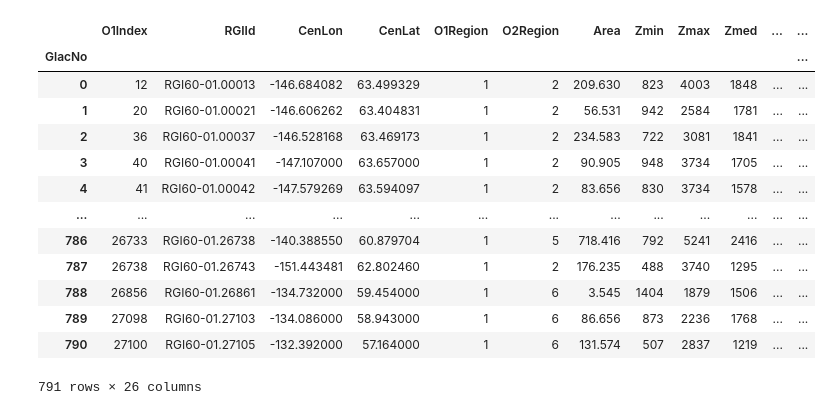
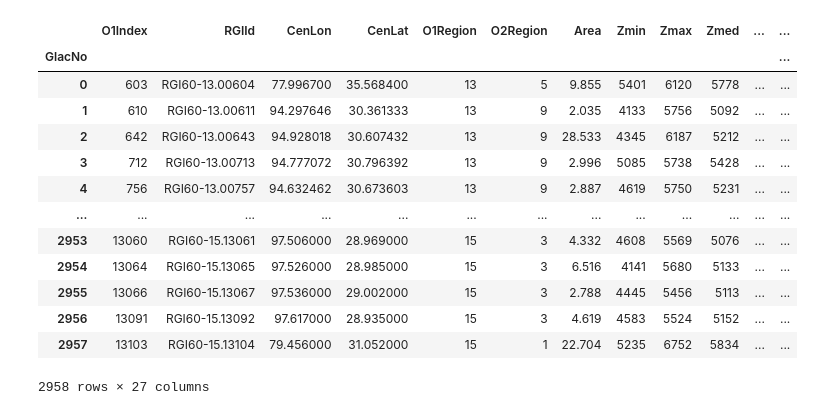
Before and after one commit to drounce/debris_global, a Jupyter notebook: ts_datetime_stats.ipynb, the cells around one changed output. Drawn from its saved outputs; the diff is of its cells as text; code cells hidden in the pictures.

```diff
--- a/ts_datetime_stats.ipynb
+++ b/ts_datetime_stats.ipynb
@@ -545,10 +332,10 @@ if os.path.exists(outdir_fig) == False:
 # %%
 rgiid_list = []
 rgiid_fn_list = []
-for i in os.listdir(input.mb_binned_fp):
-    if i.endswith('mb_bins_wdc_emvel_offset.csv'):
+for i in os.listdir(debris_prms.mb_binned_fp):
+    if i.endswith('mb_bins.csv'):
         region = int(i.split('.')[0])
-        if region in input.roi_rgidict[input.roi]:
+        if region in debris_prms.roi_rgidict[debris_prms.roi]:
             if region < 10:
                 rgiid_list.append(i[0:7])
             else:
@@ -561,7 +348,7 @@ rgiid_fn_list = sorted(rgiid_fn_list)
 
 print(len(rgiid_list))
 
-main_glac_rgi = input.selectglaciersrgitable(rgiid_list)
+main_glac_rgi = debris_prms.selectglaciersrgitable(rgiid_list)
 main_glac_rgi['CenLon_360'] = main_glac_rgi['CenLon']
 main_glac_rgi.loc[main_glac_rgi['CenLon_360'] < 0, 'CenLon_360'] = (
     360 + main_glac_rgi.loc[main_glac_rgi['CenLon_360'] < 0, 'CenLon_360'])
@@ -573,9 +362,11 @@ This study is focusing on 791 glaciers in region [1]
 # %%
 # Merge with debris cover stats
-dc_shp = gpd.read_file(input.debriscover_fp + input.debriscover_fn_dict[input.roi])
+dc_shp = gpd.read_file(debris_prms.debriscover_fp + debris_prms.debriscover_fn_dict[debris_prms.roi])
 dc_shp = dc_shp.sort_values(by=['RGIId'])
 dc_shp.reset_index(inplace=True, drop=True)
 
-# main_glac_rgi['DC_Area_%'] = 0
 dc_areaperc_dict = dict(zip(dc_shp.RGIId.values,dc_shp['DC_Area_%'].values))
 main_glac_rgi['DC_Area_%'] = main_glac_rgi.RGIId.map(dc_areaperc_dict).fillna(0)
+dc_area_dict = dict(zip(dc_shp.RGIId.values,dc_shp['DC_Area_v2'].values))
+main_glac_rgi['DC_Area_v2'] = main_glac_rgi.RGIId.map(dc_area_dict).fillna(0)
+main_glac_rgi
@@ -583,9 +389,9 @@ main_glac_rgi['DC_Area_%'] = main_glac_rgi.RGIId.map(dc_areaperc_dict).fillna(0)
 # Latitude and longitude index to run the model
 #  Longitude must be 0 - 360 degrees
 latlon_all = []
-for i in os.listdir(input.ostrem_fp):
-    if i.endswith(input.ostrem_fn_sample.split('XXXX')[1]):
-        latlon_fn = i.split(input.ostrem_fn_sample.split('XXXX')[1])[0]
+for i in os.listdir(debris_prms.ostrem_fp):
+    if i.endswith(debris_prms.ostrem_fn_sample.split('XXXX')[1]):
+        latlon_fn = i.split(debris_prms.ostrem_fn_sample.split('XXXX')[1])[0]
         # Extract latitude
         lat_str = latlon_fn.split('-')[0]
         if 'N' in lat_str:
@@ -595,51 +401,45 @@ for i in os.listdir(input.ostrem_fp):
         # Extract longitude
         lon_str = latlon_fn.split('-')[1]
         i_lon = int(lon_str.split('E')[0]) / 100
         latlon_all.append([i_lat, i_lon, i])
 latlon_all = sorted(latlon_all)
 
 lat_all = np.array([x[0] for x in latlon_all])
 lon_all = np.array([x[1] for x in latlon_all])
 ostrem_fn_all_raw = [x[2] for x in latlon_all]
 
 main_glac_rgi['lat_nearest'] = np.nan
 main_glac_rgi['lon_nearest'] = np.nan
 main_glac_rgi['ostrem_fn'] = np.nan
 for nglac, glac_idx in enumerate(main_glac_rgi.index.values):
-# for nglac, glac_idx in enumerate([main_glac_rgi.index.values[6855]]):
-
-#     if verbose:
-#         print(nglac, glac_idx, main_glac_rgi.loc[glac_idx,'rgino_str'],
-#               main_glac_rgi.loc[glac_idx,'CenLat'], main_glac_rgi.loc[glac_idx,'CenLon'])
-
     latlon_dist = (((main_glac_rgi.loc[glac_idx,'CenLat'] - lat_all)**2 +
                     (main_glac_rgi.loc[glac_idx,'CenLon_360'] - lon_all)**2)**0.5)
     latlon_nearidx = np.where(latlon_dist == latlon_dist.min())[0][0]
 
     main_glac_rgi.loc[glac_idx,'lat_nearest'] = lat_all[latlon_nearidx]
     main_glac_rgi.loc[glac_idx,'lon_nearest'] = lon_all[latlon_nearidx]
     main_glac_rgi.loc[glac_idx,'ostrem_fn'] = ostrem_fn_all_raw[latlon_nearidx]
 
 ostrem_fn_all = sorted(list(np.unique(main_glac_rgi['ostrem_fn'].values)))
 lat_values = np.arange(main_glac_rgi.lat_nearest.min(), main_glac_rgi.lat_nearest.max() + 0.1, 0.25)
 lon_values = np.arange(main_glac_rgi.lon_nearest.min(), main_glac_rgi.lon_nearest.max() + 0.1, 0.25)
 
 main_glac_rgi
 # %% [output]
 |  | O1Index | RGIId | CenLon | CenLat | O1Region | O2Region | Area | Zmin | Zmax | Zmed | ... | ... |
 | GlacNo |  |  |  |  |  |  |  |  |  |  |  | ... |
-| 0 | 12 | RGI60-01.00013 | -146.684082 | 63.499329 | 1 | 2 | 209.630 | 823 | 4003 | 1848 | ... | ... |
-| 1 | 20 | RGI60-01.00021 | -146.606262 | 63.404831 | 1 | 2 | 56.531 | 942 | 2584 | 1781 | ... | ... |
-| 2 | 36 | RGI60-01.00037 | -146.528168 | 63.469173 | 1 | 2 | 234.583 | 722 | 3081 | 1841 | ... | ... |
-| 3 | 40 | RGI60-01.00041 | -147.107000 | 63.657000 | 1 | 2 | 90.905 | 948 | 3734 | 1705 | ... | ... |
-| 4 | 41 | RGI60-01.00042 | -147.579269 | 63.594097 | 1 | 2 | 83.656 | 830 | 3734 | 1578 | ... | ... |
+| 0 | 603 | RGI60-13.00604 | 77.996700 | 35.568400 | 13 | 5 | 9.855 | 5401 | 6120 | 5778 | ... | ... |
+| 1 | 610 | RGI60-13.00611 | 94.297646 | 30.361333 | 13 | 9 | 2.035 | 4133 | 5756 | 5092 | ... | ... |
+| 2 | 642 | RGI60-13.00643 | 94.928018 | 30.607432 | 13 | 9 | 28.533 | 4345 | 6187 | 5212 | ... | ... |
+| 3 | 712 | RGI60-13.00713 | 94.777072 | 30.796392 | 13 | 9 | 2.996 | 5085 | 5738 | 5428 | ... | ... |
+| 4 | 756 | RGI60-13.00757 | 94.632462 | 30.673603 | 13 | 9 | 2.887 | 4619 | 5750 | 5231 | ... | ... |
 | ... | ... | ... | ... | ... | ... | ... | ... | ... | ... | ... | ... | ... |
-| 786 | 26733 | RGI60-01.26738 | -140.388550 | 60.879704 | 1 | 5 | 718.416 | 792 | 5241 | 2416 | ... | ... |
-| 787 | 26738 | RGI60-01.26743 | -151.443481 | 62.802460 | 1 | 2 | 176.235 | 488 | 3740 | 1295 | ... | ... |
-| 788 | 26856 | RGI60-01.26861 | -134.732000 | 59.454000 | 1 | 6 | 3.545 | 1404 | 1879 | 1506 | ... | ... |
-| 789 | 27098 | RGI60-01.27103 | -134.086000 | 58.943000 | 1 | 6 | 86.656 | 873 | 2236 | 1768 | ... | ... |
-| 790 | 27100 | RGI60-01.27105 | -132.392000 | 57.164000 | 1 | 6 | 131.574 | 507 | 2837 | 1219 | ... | ... |
+| 2953 | 13060 | RGI60-15.13061 | 97.506000 | 28.969000 | 15 | 3 | 4.332 | 4608 | 5569 | 5076 | ... | ... |
+| 2954 | 13064 | RGI60-15.13065 | 97.526000 | 28.985000 | 15 | 3 | 6.516 | 4141 | 5680 | 5133 | ... | ... |
+| 2955 | 13066 | RGI60-15.13067 | 97.536000 | 29.002000 | 15 | 3 | 2.788 | 4445 | 5456 | 5113 | ... | ... |
+| 2956 | 13091 | RGI60-15.13092 | 97.617000 | 28.935000 | 15 | 3 | 4.619 | 4583 | 5524 | 5152 | ... | ... |
+| 2957 | 13103 | RGI60-15.13104 | 79.456000 | 31.052000 | 15 | 1 | 22.704 | 5235 | 6752 | 5834 | ... | ... |
-791 rows × 26 columns
+2958 rows × 27 columns
 # %%
 # Process each group and derive elevation statistics for the debris cover
 year_mean = np.zeros((len(lat_values), len(lon_values)))
```
Also changed, not shown: parts of 9 cells of this notebook, 13 other files.
